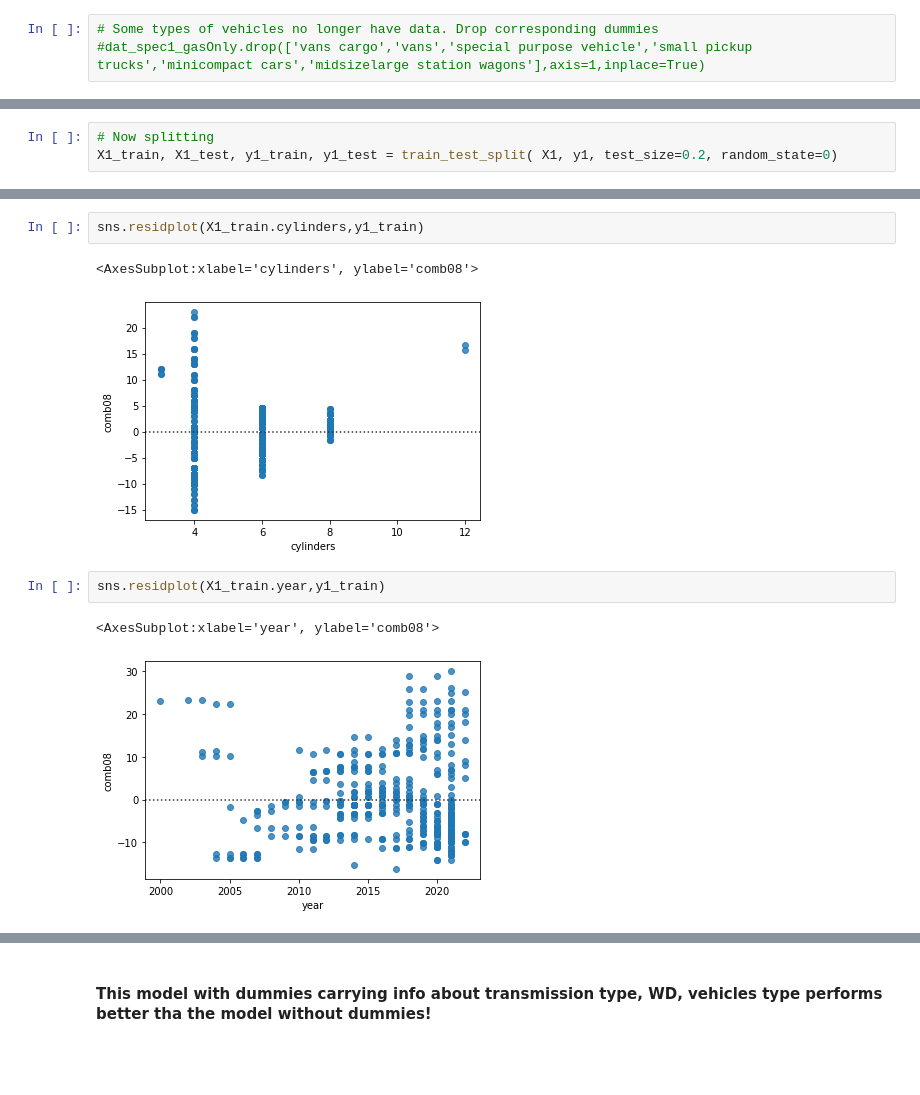
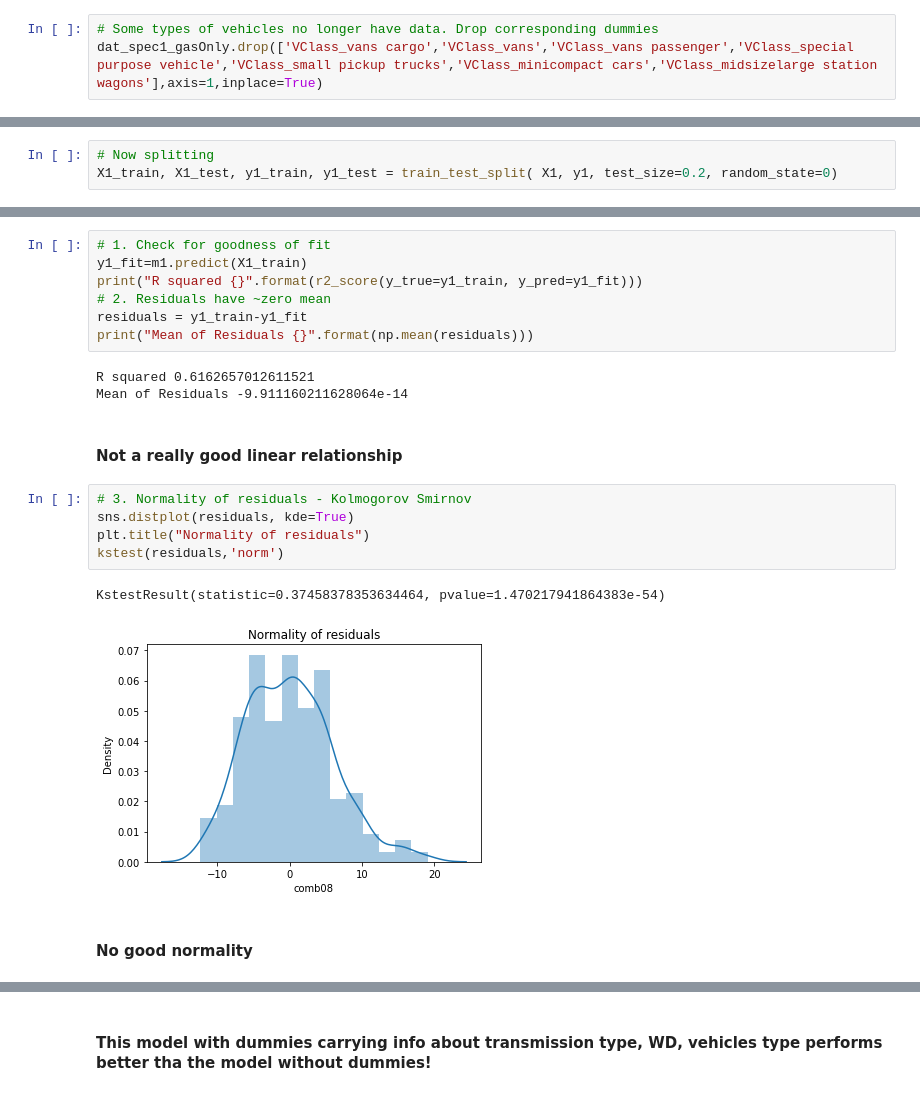
Before and after one commit to dhuynhoc/vehicleMPG, a Jupyter notebook: vehicles.ipynb, the cells around one changed output, grey strips where cells are left out. Drawn from its saved outputs; the diff is of its cells as text; blank space fills up the shorter version.

Commit message:
Checking assumptions of linearity

```diff
--- a/vehicles.ipynb
+++ b/vehicles.ipynb
@@ -622,6 +578,6 @@ memory usage: 60.2 KB
 # %%
 # Some types of vehicles no longer have data. Drop corresponding dummies
-#dat_spec1_gasOnly.drop(['vans cargo','vans','special purpose vehicle','small pickup trucks','minicompact cars','midsizelarge station wagons'],axis=1,inplace=True)
+dat_spec1_gasOnly.drop(['VClass_vans cargo','VClass_vans','VClass_vans passenger','VClass_special purpose vehicle','VClass_small pickup trucks','VClass_minicompact cars','VClass_midsizelarge station wagons'],axis=1,inplace=True)
 # %%
 # Linear regression with no dummies first. Try first with no train/test splitting
 m1 = LinearRegression()
@@ -660,10 +606,22 @@ sns.residplot(X1_train.num_gears,y1_train)
-# %%
-sns.residplot(X1_train.cylinders,y1_train)
-# %% [output]
-<AxesSubplot:xlabel='cylinders', ylabel='comb08'>
-[figure, removed]
-# %%
-sns.residplot(X1_train.year,y1_train)
-# %% [output]
-<AxesSubplot:xlabel='year', ylabel='comb08'>
-[figure, removed]
+# %%
+# 1. Check for goodness of fit
+y1_fit=m1.predict(X1_train)
+print("R squared {}".format(r2_score(y_true=y1_train, y_pred=y1_fit)))
+# 2. Residuals have ~zero mean
+residuals = y1_train-y1_fit
+print("Mean of Residuals {}".format(np.mean(residuals)))
+# %% [output]
+R squared 0.6162657012611521
+Mean of Residuals -9.911160211628064e-14
+# %% [markdown]
+#### Not a really good linear relationship
+# %%
+# 3. Normality of residuals - Kolmogorov Smirnov
+sns.distplot(residuals, kde=True)
+plt.title("Normality of residuals")
+kstest(residuals,'norm')
+# %% [output]
+KstestResult(statistic=0.37458378353634464, pvalue=1.470217941864383e-54)
+[figure, added]
+# %% [markdown]
+#### No good normality
```
Also changed, not shown: parts of 53 cells of this notebook.
